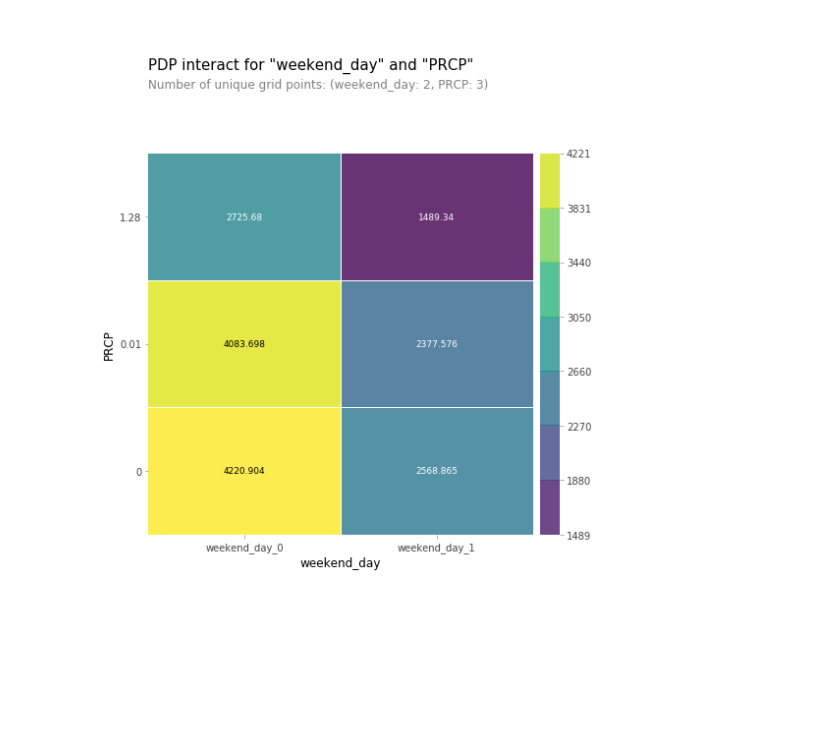
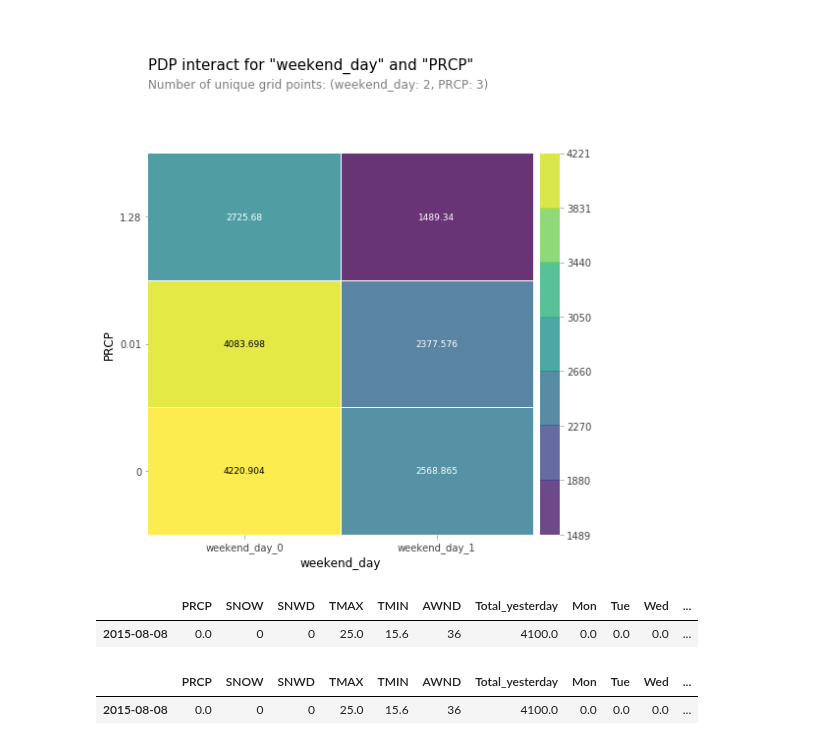
Before and after one commit to LambdaSchool/DS-Unit-2-Sprint-4-Practicing-Understanding, a Jupyter notebook: Untitled7.ipynb, the cells around one changed output. Cells and saved outputs as stored; diff of their text form; code cells hidden in the pictures; blank space fills up the shorter version.

```diff
--- a/Untitled7.ipynb
+++ b/Untitled7.ipynb
@@ -362,0 +362,17 @@ pdp_interact_plot(interaction, plot_type='grid', feature_names=features);
+# %%
+# shapley values
+
+# picking random data that is a weekend day
+
+trues = X_test[X_test["weekend_day"] == True]
+w_d = trues.sample()
+w_d
+# %% [output]
+|  | PRCP | SNOW | SNWD | TMAX | TMIN | AWND | Total_yesterday | Mon | Tue | Wed | ... |
+| 2015-08-08 | 0.0 | 0 | 0 | 25.0 | 15.6 | 36 | 4100.0 | 0.0 | 0.0 | 0.0 | ... |
+# %%
+data_for_prediction = X_test[X_test.index=="2015-08-08"]
+data_for_prediction
+# %% [output]
+|  | PRCP | SNOW | SNWD | TMAX | TMIN | AWND | Total_yesterday | Mon | Tue | Wed | ... |
+| 2015-08-08 | 0.0 | 0 | 0 | 25.0 | 15.6 | 36 | 4100.0 | 0.0 | 0.0 | 0.0 | ... |
```
Also changed, not shown: parts of 3 cells of this notebook.
